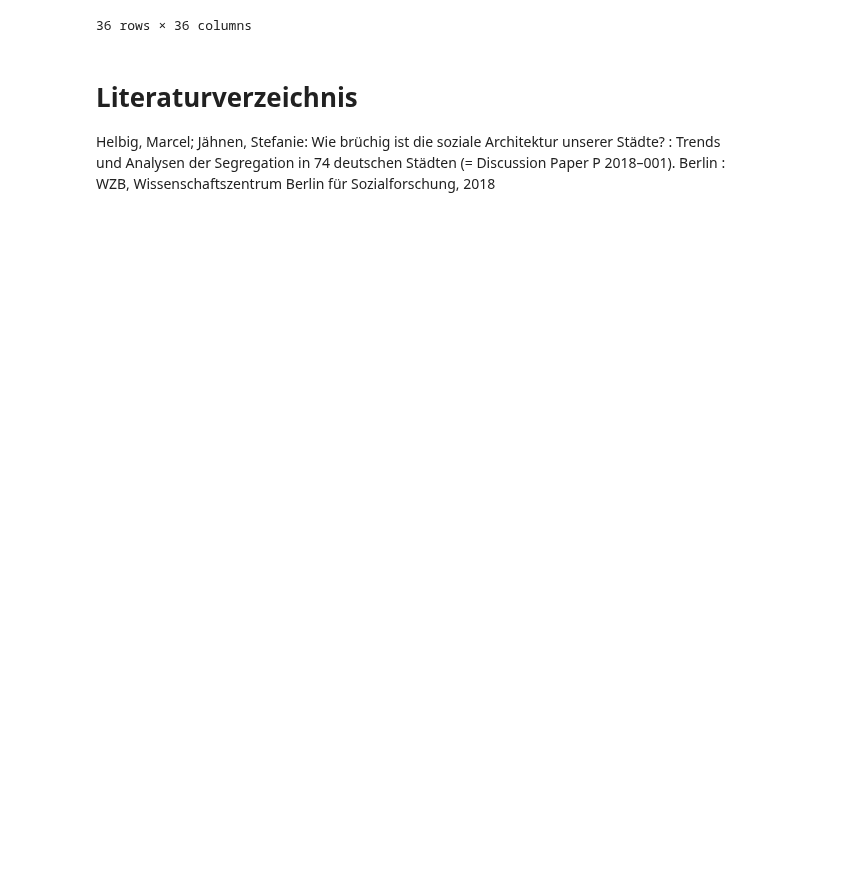
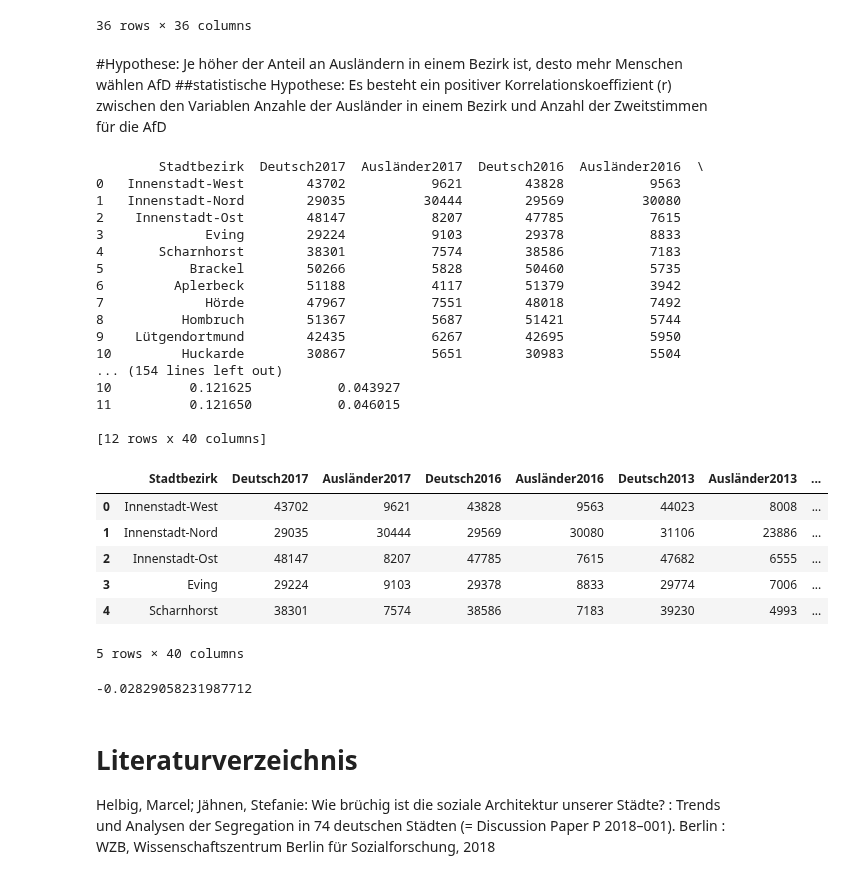
Before and after one commit to tschroeder10961/datascience-urban-segregation, a Jupyter notebook: GruppeB/Bevölkerungsstruktur_AfD-Bundestagswahlergebnisse2017_Dortmund.ipynb, the cells around one changed output. Cells and saved outputs as stored; diff of their text form; code cells hidden in the pictures; blank space fills up the shorter version.

Commit message:
neue Version Notebook
Mit Korrelation zu Ausländer und Wahlergebnis 2013

```diff
--- a/GruppeB/Bevölkerungsstruktur_AfD-Bundestagswahlergebnisse2017_Dortmund.ipynb
+++ b/GruppeB/Bevölkerungsstruktur_AfD-Bundestagswahlergebnisse2017_Dortmund.ipynb
@@ -319,6 +319,50 @@ DortmundKomplett.corr()
 | Alter65bis79_2013 | 0.943782 | -0.436157 | 0.945771 | -0.433002 | 0.944274 | -0.428365 | 0.947027 | ... |
 | Alter80uÄ_2013 | 0.954083 | -0.569338 | 0.950286 | -0.568177 | 0.944595 | -0.547880 | 0.943780 | ... |
 36 rows × 36 columns
+# %% [markdown]
+#Hypothese: Je höher der Anteil an Ausländern in einem Bezirk ist, desto mehr Menschen wählen AfD
+##statistische Hypothese: Es besteht ein positiver Korrelationskoeffizient (r) zwischen den Variablen Anzahle der Ausländer in einem Bezirk und Anzahl der Zweitstimmen für die AfD
+# %%
+#Gesamtanzahl Einwohner 2013
+DortmundKomplett['EinwInsg2013'] = DortmundKomplett['Deutsch2013'] + DortmundKomplett['Ausländer2013']
+print(DortmundKomplett)
+#relative Anzahl Ausländer 2013
+DortmundKomplett['RelAusländer2013'] = DortmundKomplett['Ausländer2013'] / DortmundKomplett['EinwInsg2013']
+print(DortmundKomplett)
+#relative Anzahl Zweitstimmen AfD 2013
+DortmundKomplett['RelZweitstimmeAfD'] = DortmundKomplett['AfDZweitstimmen2013'] / DortmundKomplett['GültigeZweitstimmen2013']
+(DortmundKomplett).head()
+# %% [output]
+        Stadtbezirk  Deutsch2017  Ausländer2017  Deutsch2016  Ausländer2016  \
+0   Innenstadt-West        43702           9621        43828           9563
+1   Innenstadt-Nord        29035          30444        29569          30080
+2    Innenstadt-Ost        48147           8207        47785           7615
+3             Eving        29224           9103        29378           8833
+4       Scharnhorst        38301           7574        38586           7183
+5           Brackel        50266           5828        50460           5735
+6         Aplerbeck        51188           4117        51379           3942
+7             Hörde        47967           7551        48018           7492
+8          Hombruch        51367           5687        51421           5744
+9    Lütgendortmund        42435           6267        42695           5950
+10         Huckarde        30867           5651        30983           5504
+... (154 lines left out)
+10          0.121625           0.043927
+11          0.121650           0.046015
+
+[12 rows x 40 columns]
+|  | Stadtbezirk | Deutsch2017 | Ausländer2017 | Deutsch2016 | Ausländer2016 | Deutsch2013 | Ausländer2013 | ... |
+| 0 | Innenstadt-West | 43702 | 9621 | 43828 | 9563 | 44023 | 8008 | ... |
+| 1 | Innenstadt-Nord | 29035 | 30444 | 29569 | 30080 | 31106 | 23886 | ... |
+| 2 | Innenstadt-Ost | 48147 | 8207 | 47785 | 7615 | 47682 | 6555 | ... |
+| 3 | Eving | 29224 | 9103 | 29378 | 8833 | 29774 | 7006 | ... |
+| 4 | Scharnhorst | 38301 | 7574 | 38586 | 7183 | 39230 | 4993 | ... |
+5 rows × 40 columns
+# %%
+#Korrelation RelAusländer2013 und RelZweitstimme2013
+KorrelationWahlen2013 = DortmundKomplett['RelAusländer2013'].corr(DortmundKomplett['RelZweitstimmeAfD'])
+print(KorrelationWahlen2013)
+# %% [output]
+-0.02829058231987712
 # %% [markdown]
 # Literaturverzeichnis
 
```
